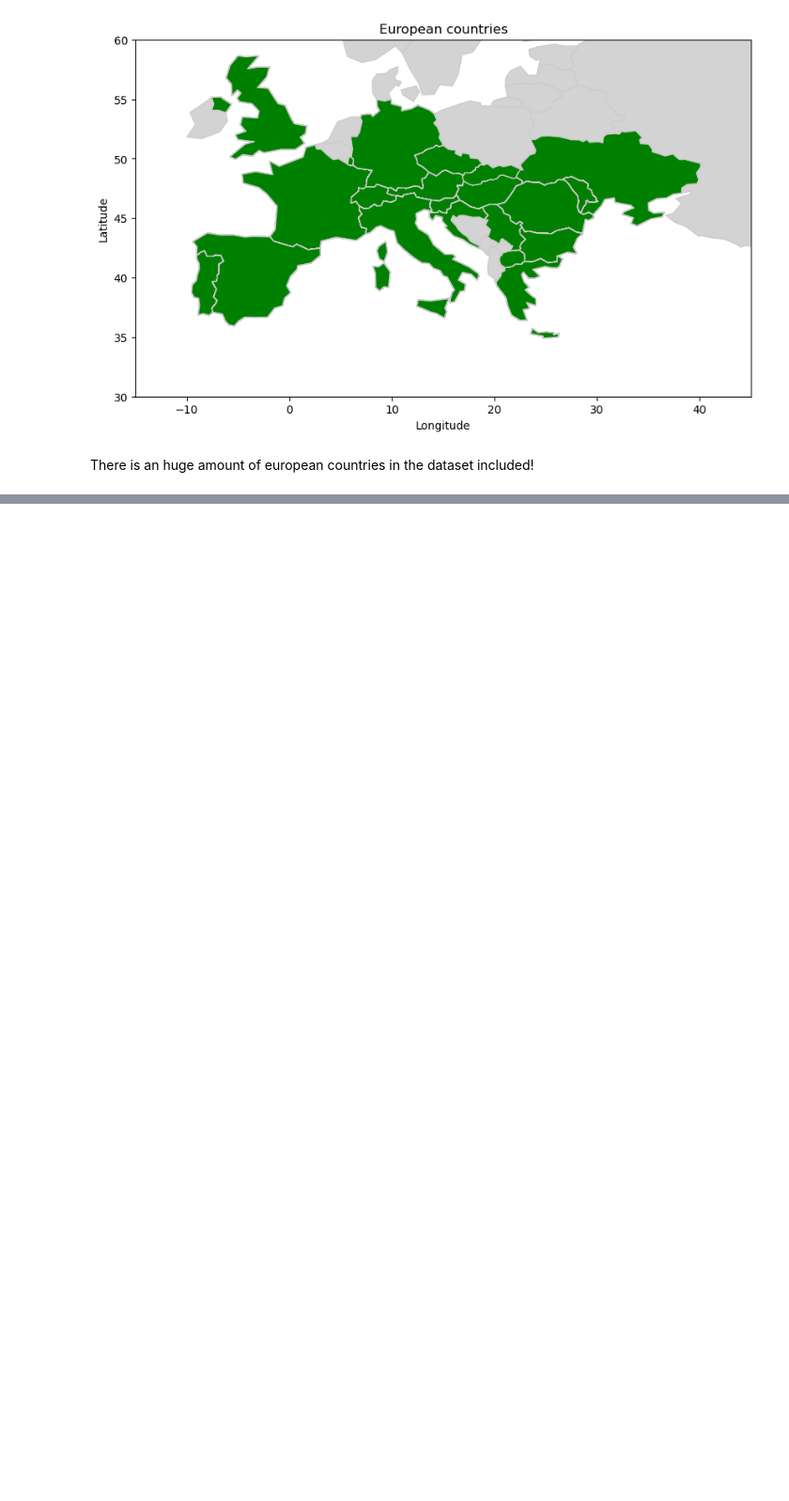
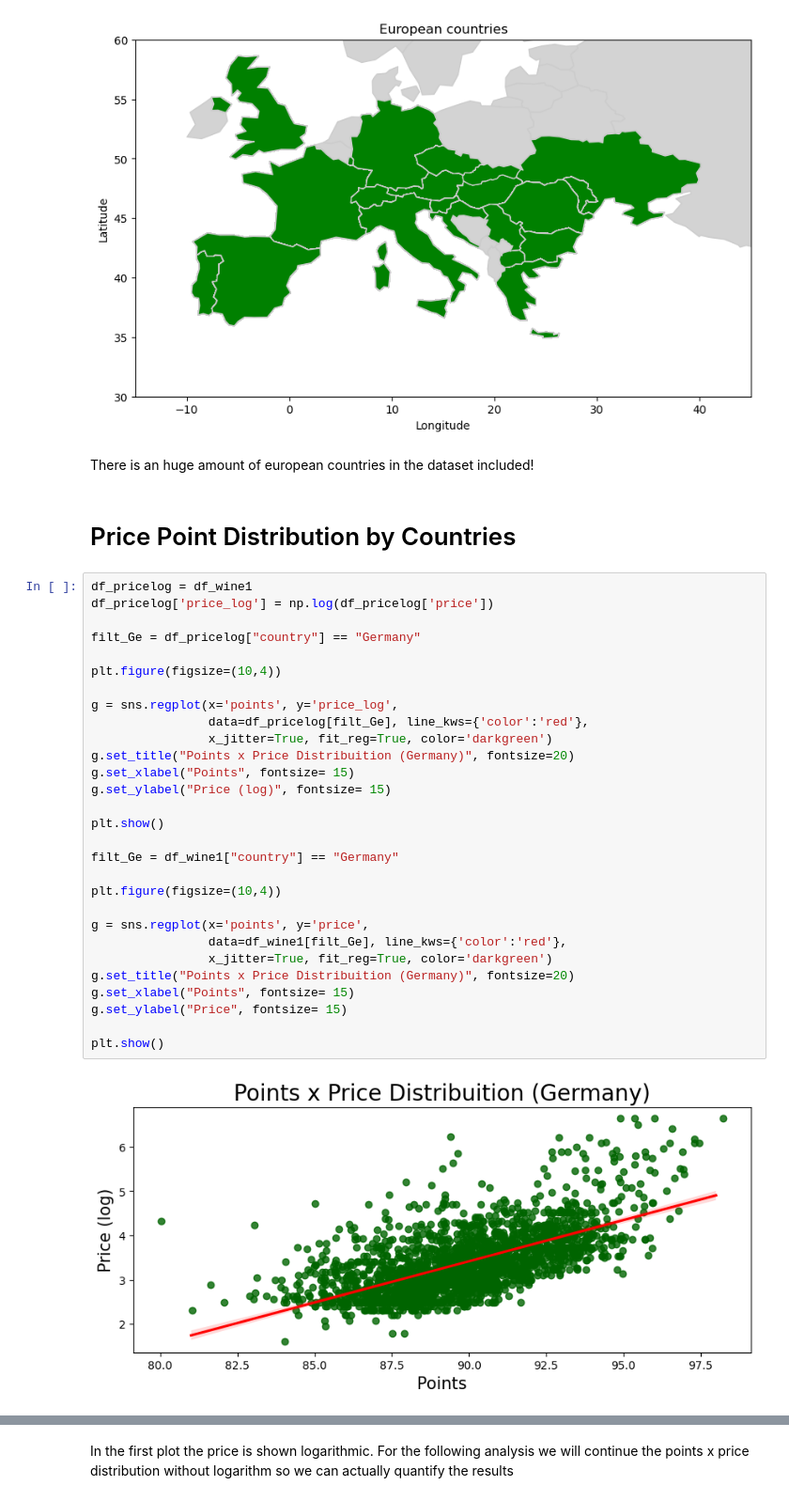
Before and after one commit to dilara444/TechLabsDUS_WineNot, a Jupyter notebook: notebooks/WineNot?.ipynb, the cells around one changed output, grey strips where cells are left out. Shown at 94% size. Cells and saved outputs as stored; diff of their text form; blank space fills up the shorter version.

```diff
--- a/notebooks/WineNot?.ipynb
+++ b/notebooks/WineNot?.ipynb
@@ -128,3 +128,36 @@ plt.show()
 [figure]
 # %% [markdown]
 There is an huge amount of european countries in the dataset included!
+# %% [markdown]
+# Price Point Distribution by Countries
+# %%
+df_pricelog = df_wine1
+df_pricelog['price_log'] = np.log(df_pricelog['price'])
+
+filt_Ge = df_pricelog["country"] == "Germany"
+
+plt.figure(figsize=(10,4))
+
+g = sns.regplot(x='points', y='price_log',
+                data=df_pricelog[filt_Ge], line_kws={'color':'red'},
+                x_jitter=True, fit_reg=True, color='darkgreen')
+g.set_title("Points x Price Distribuition (Germany)", fontsize=20)
+g.set_xlabel("Points", fontsize= 15)
+g.set_ylabel("Price (log)", fontsize= 15)
+
+plt.show()
+
+filt_Ge = df_wine1["country"] == "Germany"
+
+plt.figure(figsize=(10,4))
+
+g = sns.regplot(x='points', y='price',
+                data=df_wine1[filt_Ge], line_kws={'color':'red'},
+                x_jitter=True, fit_reg=True, color='darkgreen')
+g.set_title("Points x Price Distribuition (Germany)", fontsize=20)
+g.set_xlabel("Points", fontsize= 15)
+g.set_ylabel("Price", fontsize= 15)
+
+plt.show()
+# %% [output]
+[figure, added]
@@ -130,0 +165,2 @@ There is an huge amount of european countries in the dataset included!
+# %% [markdown]
+In the first plot the price is shown logarithmic. For the following analysis we will continue the points x price distribution without logarithm so we can actually quantify the results
```
Also changed, not shown: parts of 8 cells of this notebook.
